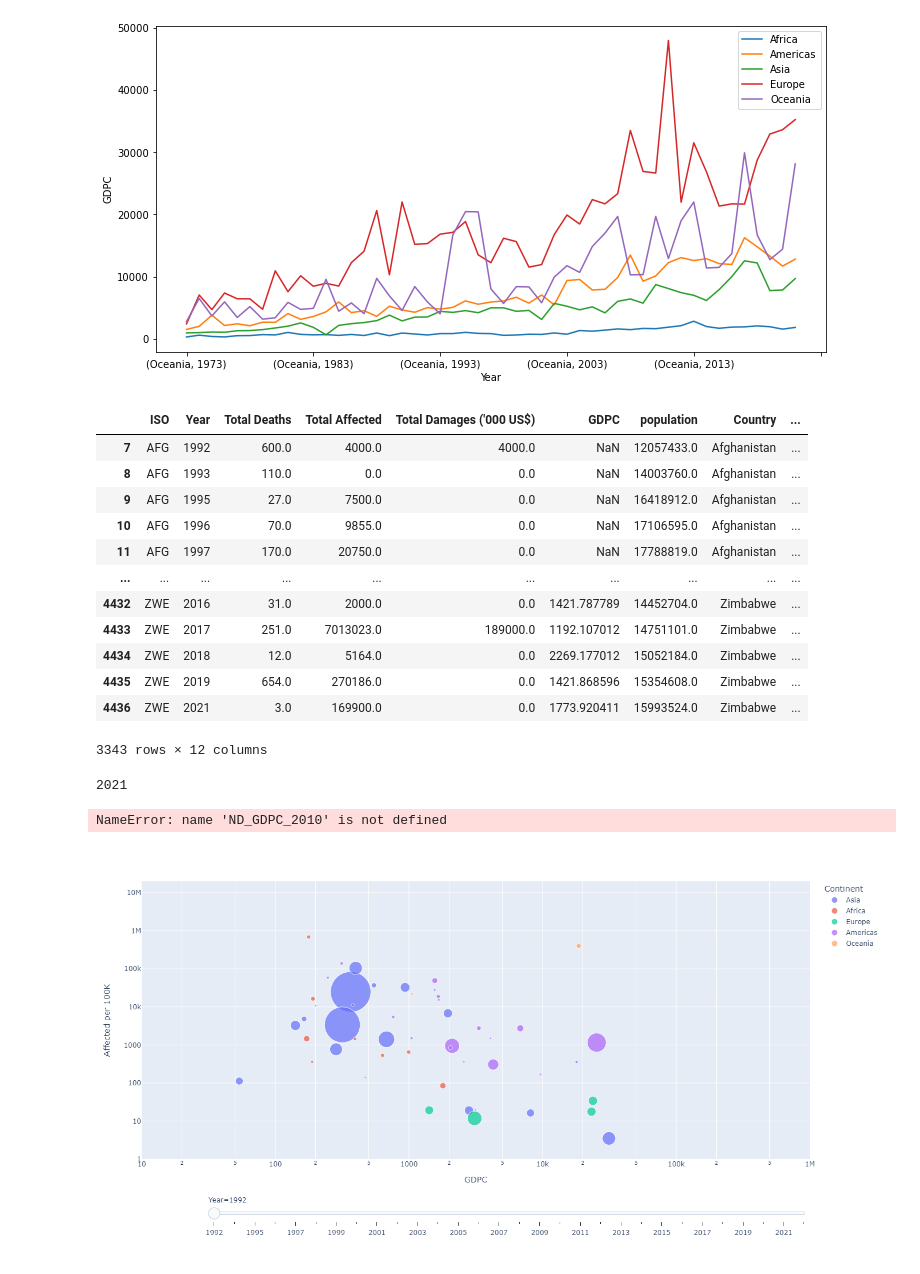
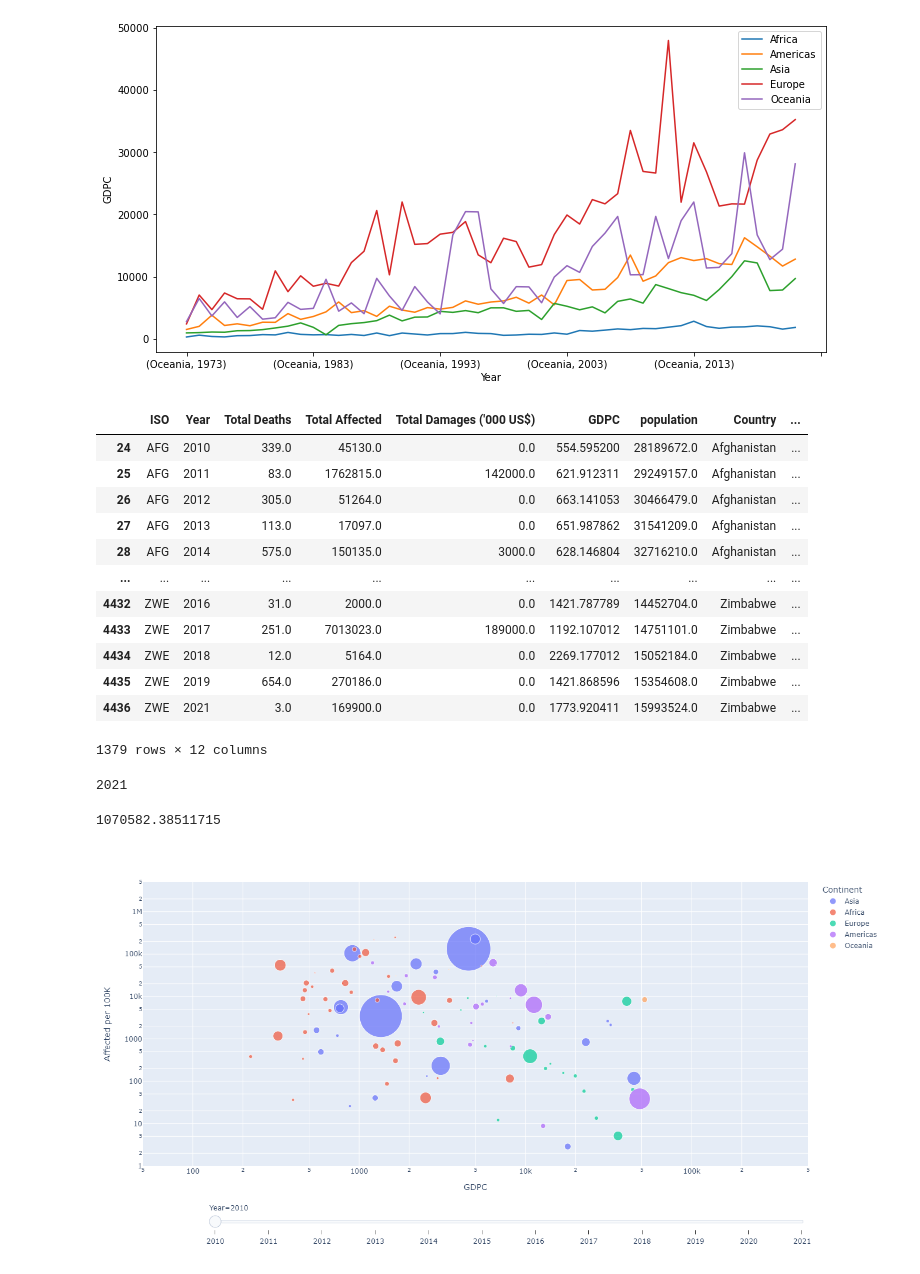
Before and after one commit to vaggkall/Natural_Disasters_Visualisations, a Jupyter notebook: Natural_Disasters_GDP.ipynb, the cells around one changed output. Cells and saved outputs as stored; diff of their text form; code cells hidden in the pictures.

```diff
--- a/Natural_Disasters_GDP.ipynb
+++ b/Natural_Disasters_GDP.ipynb
@@ -441,5 +321,5 @@ plt.show()
 # %% [output]
 [figure]
 # %%
-ND_GDPC_1910 = ND_GDPC[ND_GDPC['Year'] >= 2010]
+ND_GDPC_2010 = ND_GDPC[ND_GDPC['Year'] >= 2010]
 # %%
@@ -447,19 +327,19 @@ ND_GDPC_1985 = ND_GDPC[ND_GDPC['Year'] >= 1985]
 # %%
 years = list(range(1992, 2022))
 # %%
-ND_GDPC_1992
+ND_GDPC_2010
 # %% [output]
 |  | ISO | Year | Total Deaths | Total Affected | Total Damages ('000 US$) | GDPC | population | Country | ... |
-| 7 | AFG | 1992 | 600.0 | 4000.0 | 4000.0 | NaN | 12057433.0 | Afghanistan | ... |
-| 8 | AFG | 1993 | 110.0 | 0.0 | 0.0 | NaN | 14003760.0 | Afghanistan | ... |
-| 9 | AFG | 1995 | 27.0 | 7500.0 | 0.0 | NaN | 16418912.0 | Afghanistan | ... |
-| 10 | AFG | 1996 | 70.0 | 9855.0 | 0.0 | NaN | 17106595.0 | Afghanistan | ... |
-| 11 | AFG | 1997 | 170.0 | 20750.0 | 0.0 | NaN | 17788819.0 | Afghanistan | ... |
+| 24 | AFG | 2010 | 339.0 | 45130.0 | 0.0 | 554.595200 | 28189672.0 | Afghanistan | ... |
+| 25 | AFG | 2011 | 83.0 | 1762815.0 | 142000.0 | 621.912311 | 29249157.0 | Afghanistan | ... |
+| 26 | AFG | 2012 | 305.0 | 51264.0 | 0.0 | 663.141053 | 30466479.0 | Afghanistan | ... |
+| 27 | AFG | 2013 | 113.0 | 17097.0 | 0.0 | 651.987862 | 31541209.0 | Afghanistan | ... |
+| 28 | AFG | 2014 | 575.0 | 150135.0 | 3000.0 | 628.146804 | 32716210.0 | Afghanistan | ... |
 | ... | ... | ... | ... | ... | ... | ... | ... | ... | ... |
 | 4432 | ZWE | 2016 | 31.0 | 2000.0 | 0.0 | 1421.787789 | 14452704.0 | Zimbabwe | ... |
 | 4433 | ZWE | 2017 | 251.0 | 7013023.0 | 189000.0 | 1192.107012 | 14751101.0 | Zimbabwe | ... |
 | 4434 | ZWE | 2018 | 12.0 | 5164.0 | 0.0 | 2269.177012 | 15052184.0 | Zimbabwe | ... |
 | 4435 | ZWE | 2019 | 654.0 | 270186.0 | 0.0 | 1421.868596 | 15354608.0 | Zimbabwe | ... |
 | 4436 | ZWE | 2021 | 3.0 | 169900.0 | 0.0 | 1773.920411 | 15993524.0 | Zimbabwe | ... |
-3343 rows × 12 columns
+1379 rows × 12 columns
 # %%
@@ -469,19 +349,19 @@ ND_GDPC_1992['Year'].max()
 # %%
 ND_GDPC_2010['Affected per 100K'].max()
 # %% [output]
-NameError: name 'ND_GDPC_2010' is not defined
+1070582.38511715
 # %%
 import plotly.express as px
 
 df = px.data.gapminder()
-fig = px.scatter(ND_GDPC_1992, x="GDPC", y="Affected per 100K", animation_frame="Year", animation_group="Country",
+fig = px.scatter(ND_GDPC_2010, x="GDPC", y="Affected per 100K", animation_frame="Year", animation_group="Country",
            size="population", color="Continent", hover_name="Country",
-           log_x=True, log_y=True, size_max=55, range_x=[10,1000000], range_y=[1,20000000])
+           log_x=True, log_y=True, size_max=55, range_x=[50,500000], range_y=[1,5000000])
 
 fig["layout"].pop("updatemenus") # optional, drop animation buttons
 fig.update_layout(width=900, height=700)
 fig.show()
 # %% [output]
-[figure, old version]
+[figure, new version]
 # %%
 df = px.data.gapminder()
```
Also changed, not shown: parts of 50 cells of this notebook, 4 other files.
